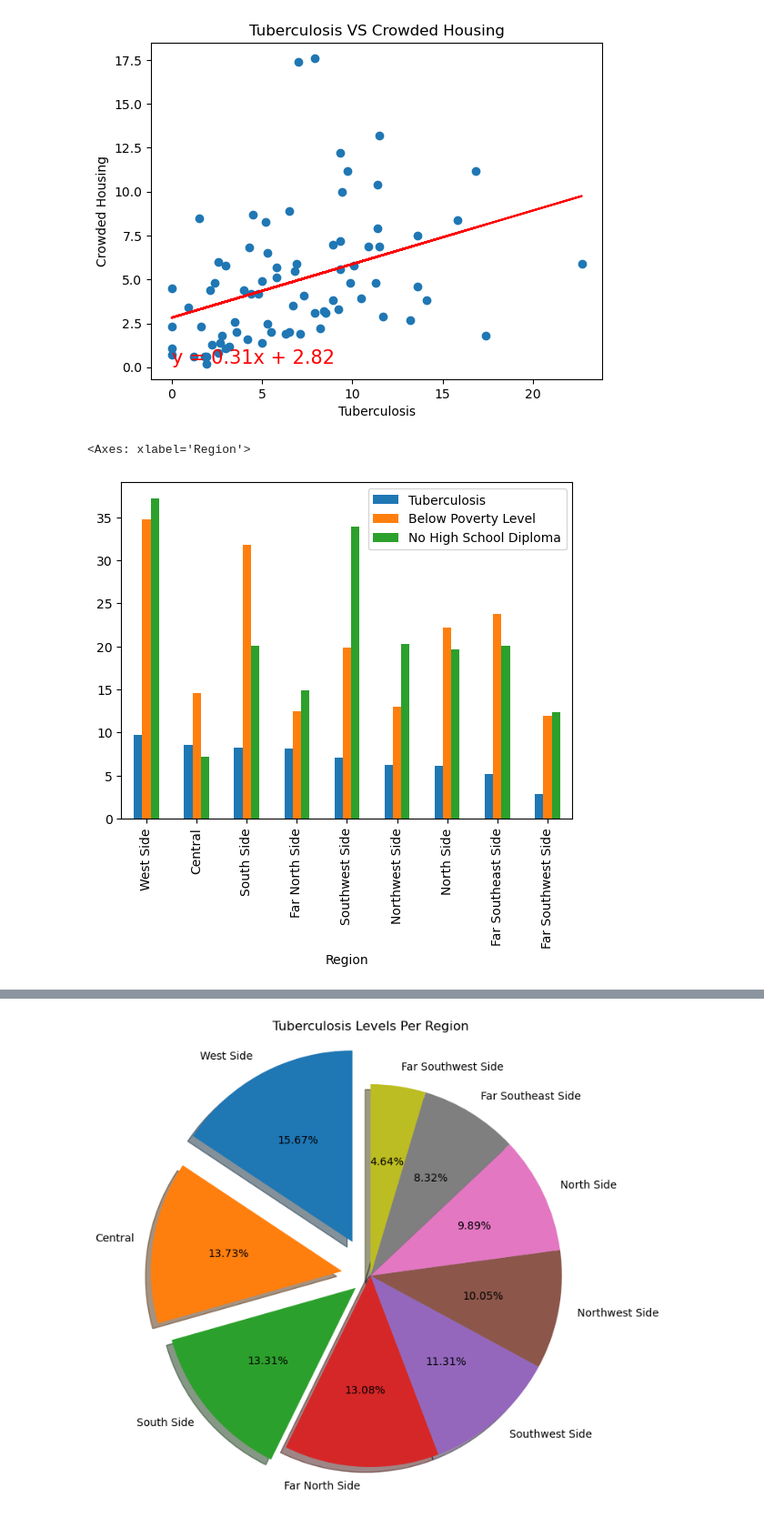
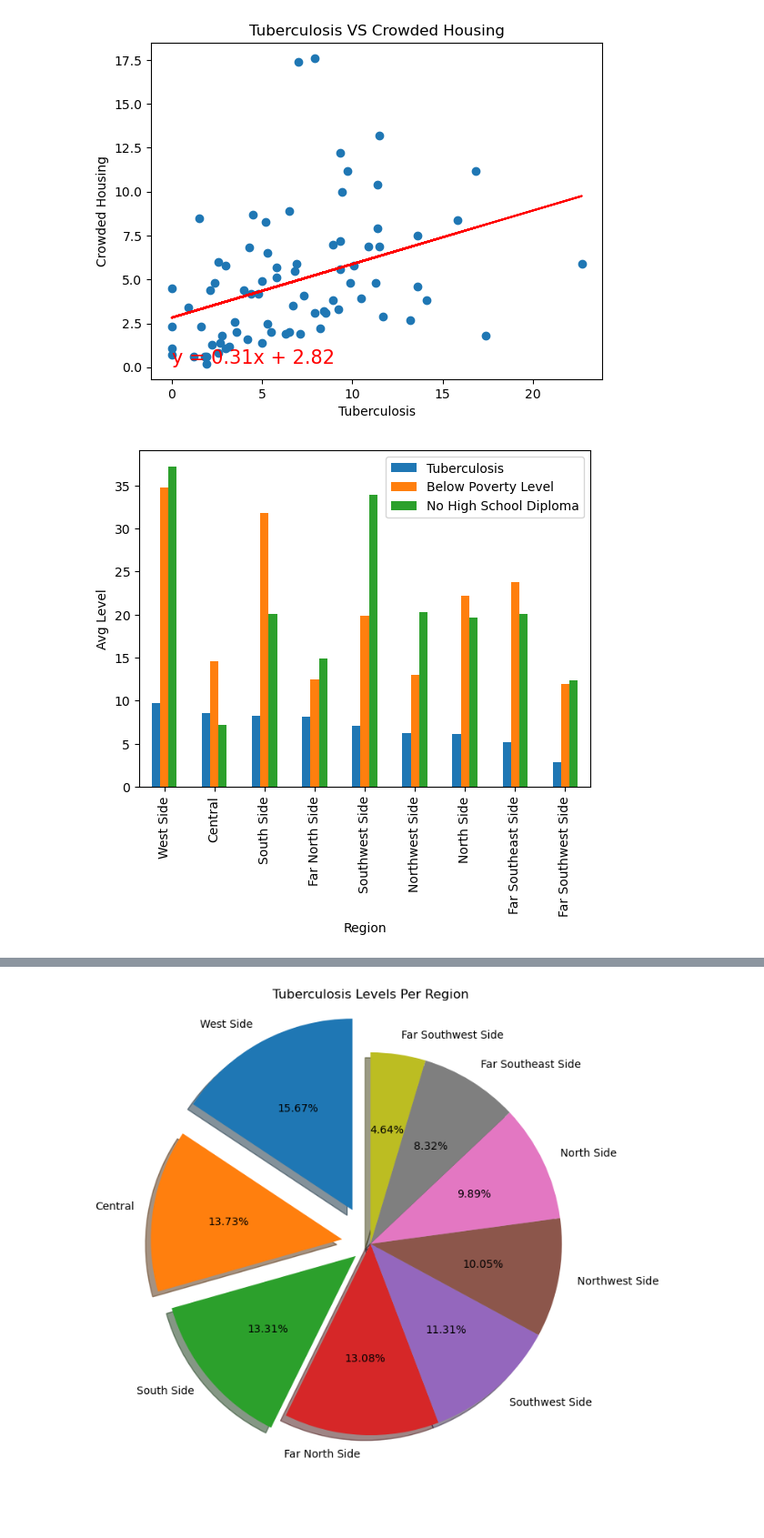
Before and after one commit to jroelofsz/Project1, a Jupyter notebook: main.ipynb, the cells around one changed output, grey strips where cells are left out. Shown at 91% size. Drawn from its saved outputs; the diff is of its cells as text; code cells hidden in the pictures.

```diff
--- a/main.ipynb
+++ b/main.ipynb
@@ -261,9 +261,13 @@ The stderr is 0.08503895295507624
 # %%
 group_df = tb_df.groupby('Region')[['Crowded Housing','Tuberculosis','Per Capita Income','Below Poverty Level','No High School Diploma']].mean()
 
 group_df=group_df.sort_values('Tuberculosis', ascending=False)
 
-group_df.plot(kind='bar',y=['Tuberculosis','Below Poverty Level','No High School Diploma'])
+group_df.plot(kind='bar',y=['Tuberculosis','Below Poverty Level','No High School Diploma'], ylabel='Avg Level')
+
+plt.show()
+
+
+group_df.head()
 # %% [output]
-<Axes: xlabel='Region'>
-[figure, old version]
+[figure, new version]
```
Also changed, not shown: parts of 7 cells of this notebook, 1 other file.
